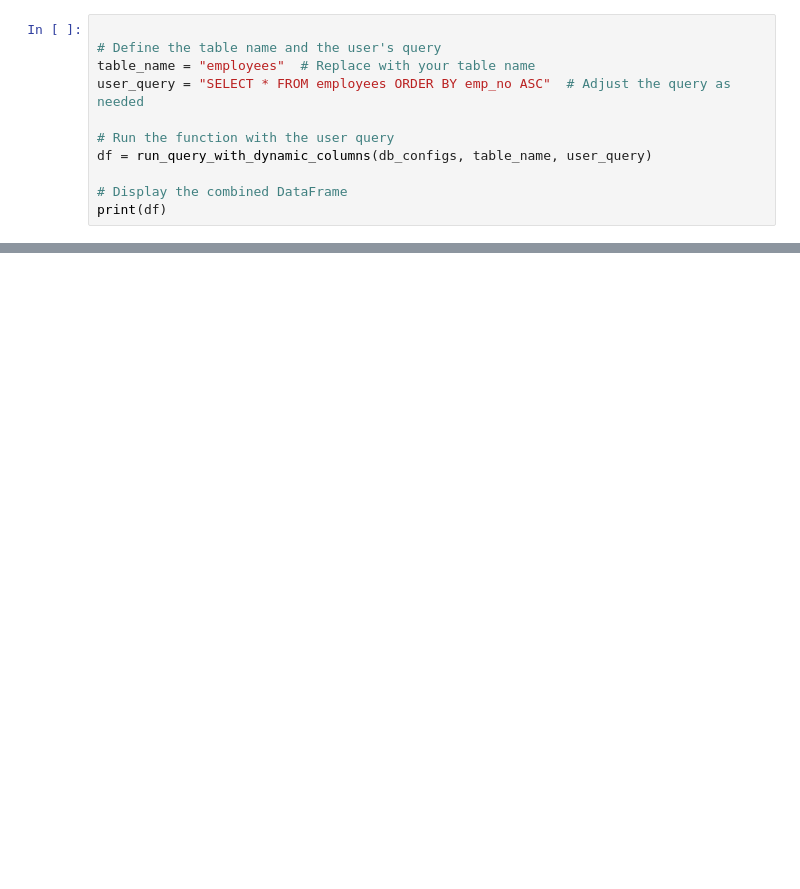
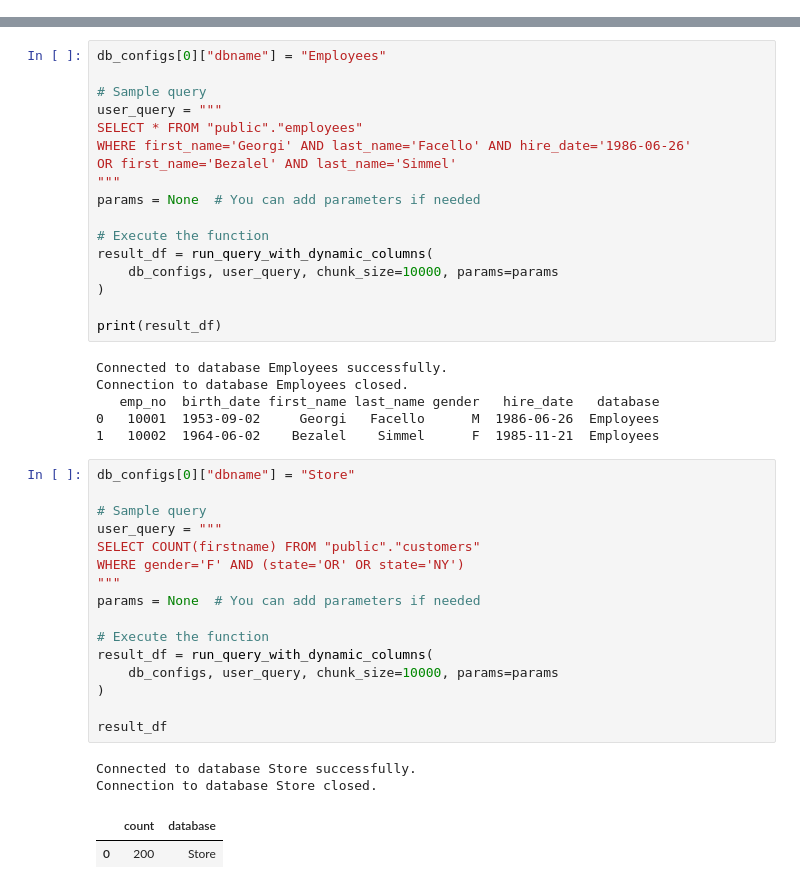
Before and after one commit to rameshkanna74/Bankai, a Jupyter notebook: postgres/01_basic.ipynb, the cells around one changed output, grey strips where cells are left out. Cells and saved outputs as stored; diff of their text form; blank space fills up the shorter version.

```diff
--- a/postgres/01_basic.ipynb
+++ b/postgres/01_basic.ipynb
@@ -707,11 +0,0 @@ db_configs = [
-# %%
-
-# Define the table name and the user's query
-table_name = "employees"  # Replace with your table name
-user_query = "SELECT * FROM employees ORDER BY emp_no ASC"  # Adjust the query as needed
-
-# Run the function with the user query
-df = run_query_with_dynamic_columns(db_configs, table_name, user_query)
-
-# Display the combined DataFrame
-print(df)
@@ -809,0 +622,44 @@ plt.show()
+# %%
+db_configs[0]["dbname"] = "Employees"
+
+# Sample query
+user_query = """
+SELECT * FROM "public"."employees"
+WHERE first_name='Georgi' AND last_name='Facello' AND hire_date='1986-06-26'
+OR first_name='Bezalel' AND last_name='Simmel'
+"""
+params = None  # You can add parameters if needed
+
+# Execute the function
+result_df = run_query_with_dynamic_columns(
+    db_configs, user_query, chunk_size=10000, params=params
+)
+
+print(result_df)
+# %% [output]
+Connected to database Employees successfully.
+Connection to database Employees closed.
+   emp_no  birth_date first_name last_name gender   hire_date   database
+0   10001  1953-09-02     Georgi   Facello      M  1986-06-26  Employees
+1   10002  1964-06-02    Bezalel    Simmel      F  1985-11-21  Employees
+# %%
+db_configs[0]["dbname"] = "Store"
+
+# Sample query
+user_query = """
+SELECT COUNT(firstname) FROM "public"."customers"
+WHERE gender='F' AND (state='OR' OR state='NY')
+"""
+params = None  # You can add parameters if needed
+
+# Execute the function
+result_df = run_query_with_dynamic_columns(
+    db_configs, user_query, chunk_size=10000, params=params
+)
+
+result_df
+# %% [output]
+Connected to database Store successfully.
+Connection to database Store closed.
+|  | count | database |
+| 0 | 200 | Store |
```
Also changed, not shown: parts of 38 cells of this notebook, 1 other file.
